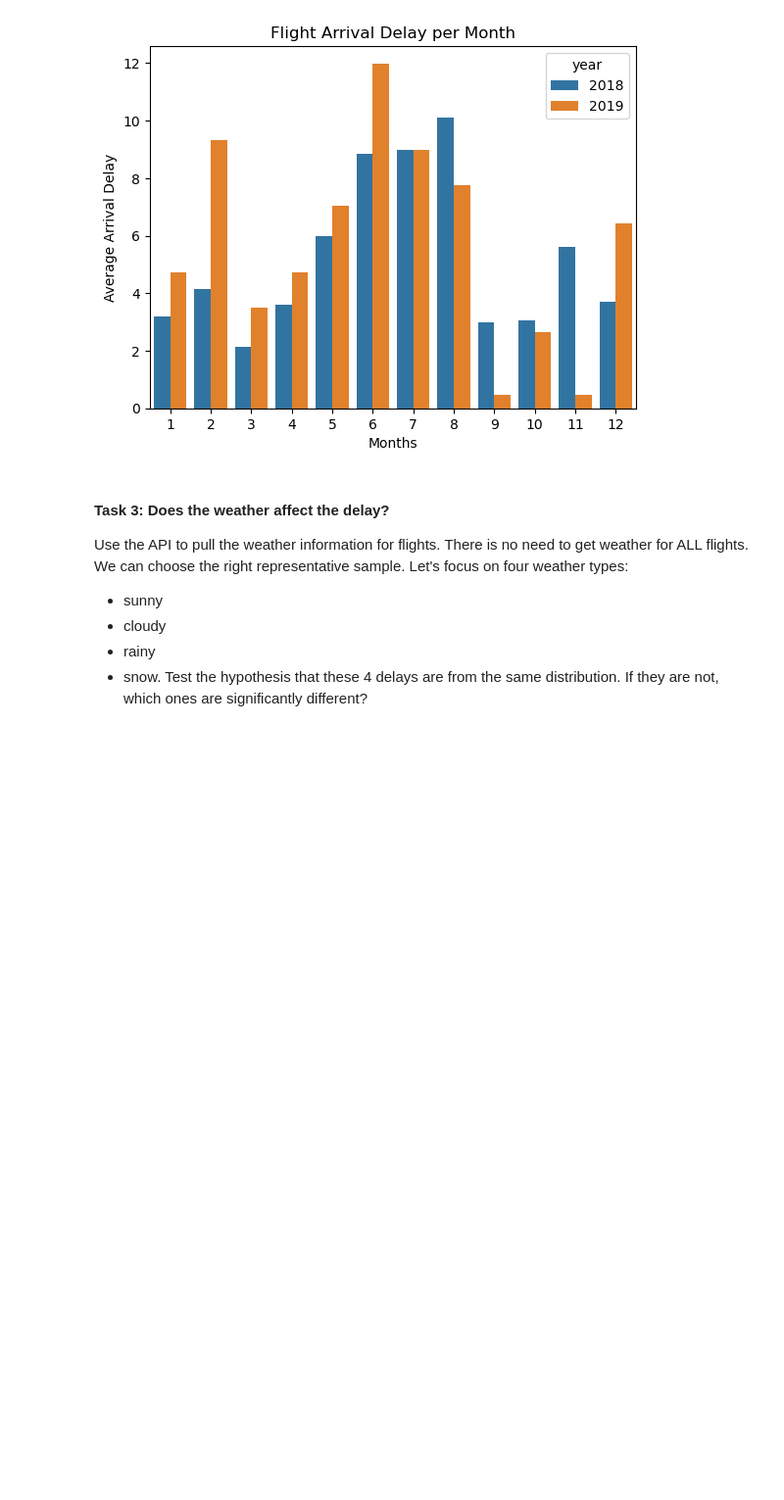
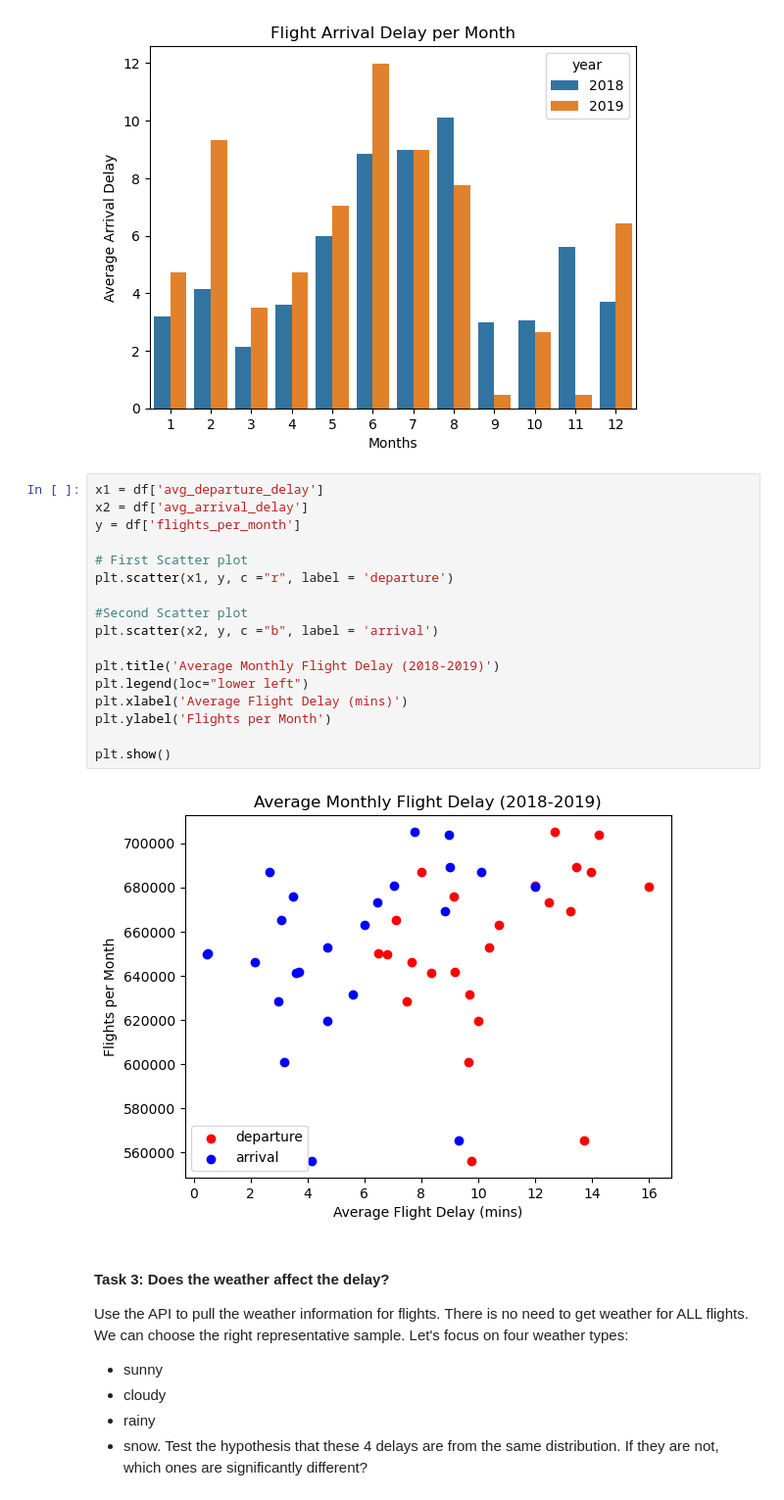
Before and after one commit to hapl/predict-flight-delays, a Jupyter notebook: project_instructions/exploratory_analysis_josh.ipynb, the cells around one changed output. Shown at 98% size. Saved outputs shown, nothing was run; the diff lists cells and outputs as text; blank space fills up the shorter version.

Commit message:
figure added to task 2 analysis

```diff
--- a/project_instructions/exploratory_analysis_josh.ipynb
+++ b/project_instructions/exploratory_analysis_josh.ipynb
@@ -162,6 +162,25 @@ plt.title('Flight Arrival Delay per Month')
 # %% [output]
 Text(0.5, 1.0, 'Flight Arrival Delay per Month')
 [figure]
+# %%
+x1 = df['avg_departure_delay']
+x2 = df['avg_arrival_delay']
+y = df['flights_per_month']
+
+# First Scatter plot
+plt.scatter(x1, y, c ="r", label = 'departure')
+
+#Second Scatter plot
+plt.scatter(x2, y, c ="b", label = 'arrival')
+
+plt.title('Average Monthly Flight Delay (2018-2019)')
+plt.legend(loc="lower left")
+plt.xlabel('Average Flight Delay (mins)')
+plt.ylabel('Flights per Month')
+
+plt.show()
+# %% [output]
+[figure, added]
 # %% [markdown]
 #### **Task 3**: Does the weather affect the delay?
 Use the API to pull the weather information for flights. There is no need to get weather for ALL flights. We can choose the right representative sample. Let's focus on four weather types:
```
